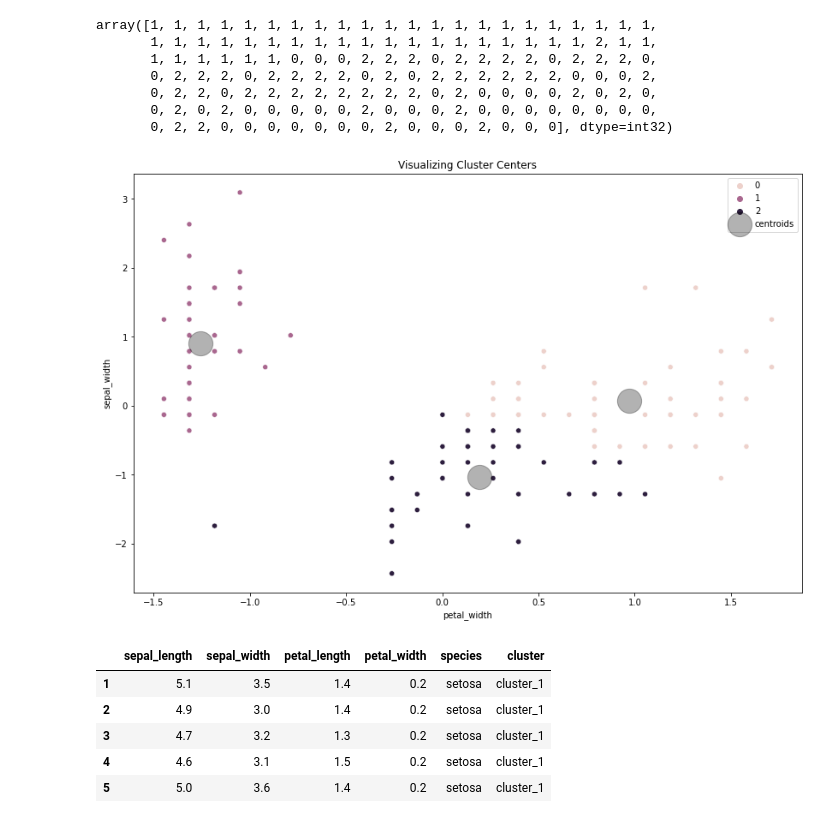
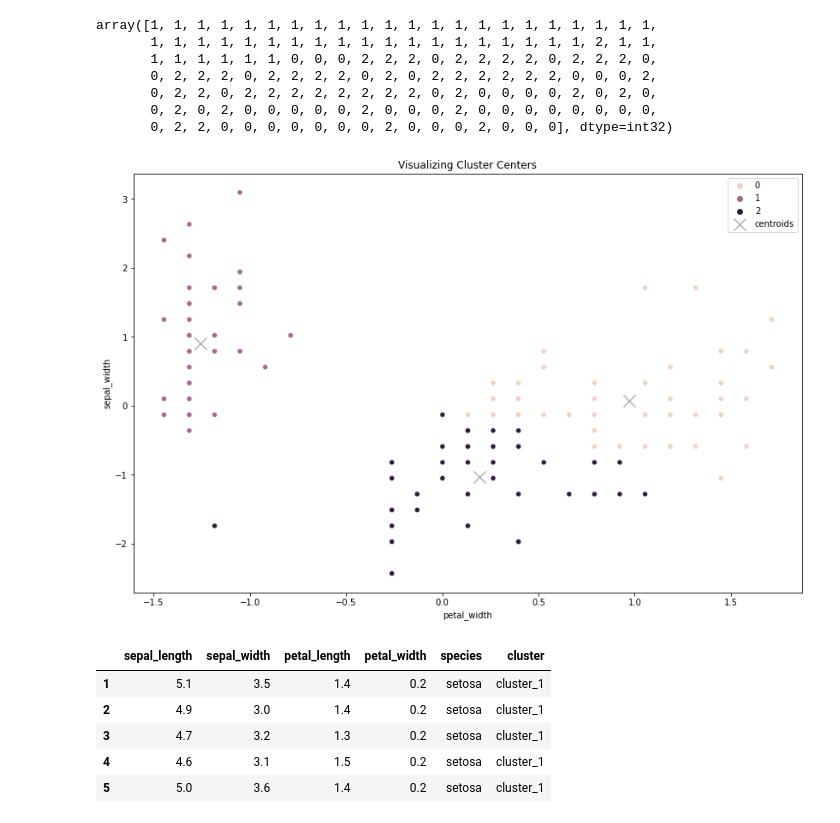
Before and after one commit to DBerchelmann/clustering-exercises, a Jupyter notebook: modeling.ipynb, the cells around one changed output. Saved outputs shown, nothing was run; the diff lists cells and outputs as text; code cells hidden in the pictures.

```diff
--- a/modeling.ipynb
+++ b/modeling.ipynb
@@ -159,19 +159,19 @@ array([1, 1, 1, 1, 1, 1, 1, 1, 1, 1, 1, 1, 1, 1, 1, 1, 1, 1, 1, 1, 1, 1,
 # %%
 # lets visualize the clusters along with the centers on scaled data.
 
 plt.figure(figsize=(14, 9))
 
 # scatter plot of data with hue for cluster
 sns.scatterplot(x = 'petal_width', y = 'sepal_width', data = X_scaled, hue = 'cluster')
 
 
 # plot cluster centers (centroids)
-centroids_scaled.plot.scatter(x = 'petal_width', y = 'sepal_width', ax = plt.gca(), color ='k', alpha = 0.3, s = 800, marker = 'o', label = 'centroids')
+centroids_scaled.plot.scatter(x = 'petal_width', y = 'sepal_width', ax = plt.gca(), c='black', alpha = 0.3, s = 200, marker = 'x', label = 'centroids')
 
 plt.title('Visualizing Cluster Centers')
 plt.legend();
 # %% [output]
-[figure, old version]
+[figure, new version]
 # %%
 df['cluster'] = 'cluster_' + df.cluster.astype(str)
 df.head()
```
Also changed, not shown: parts of 22 cells of this notebook.
